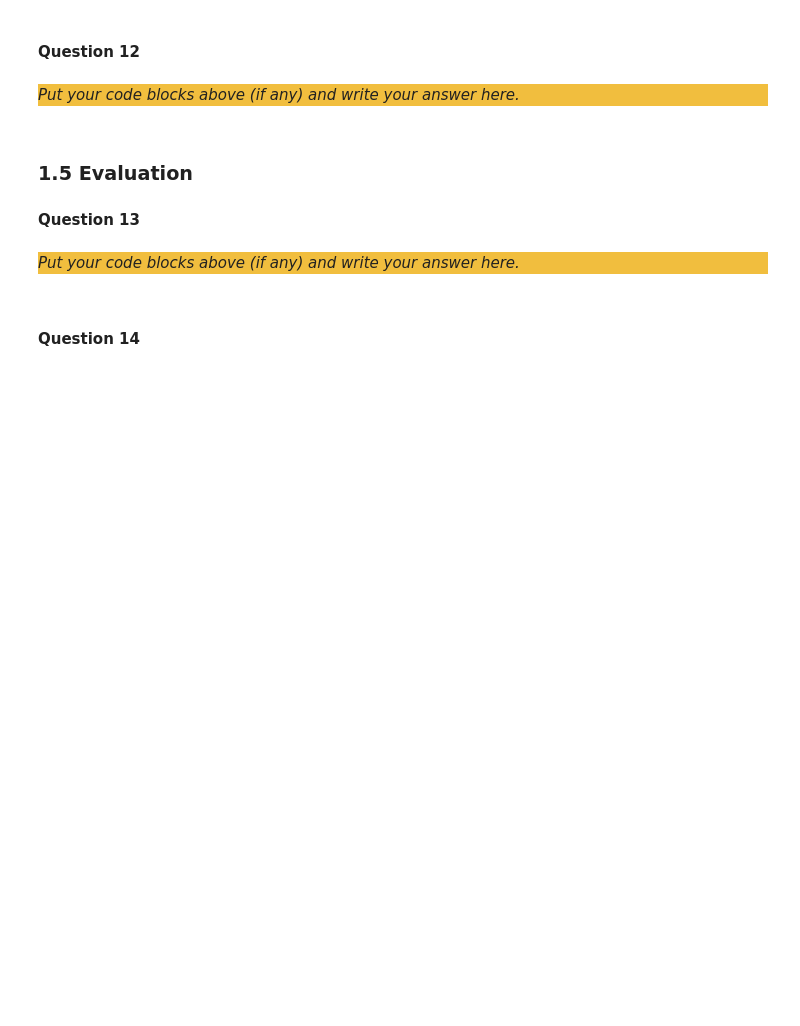
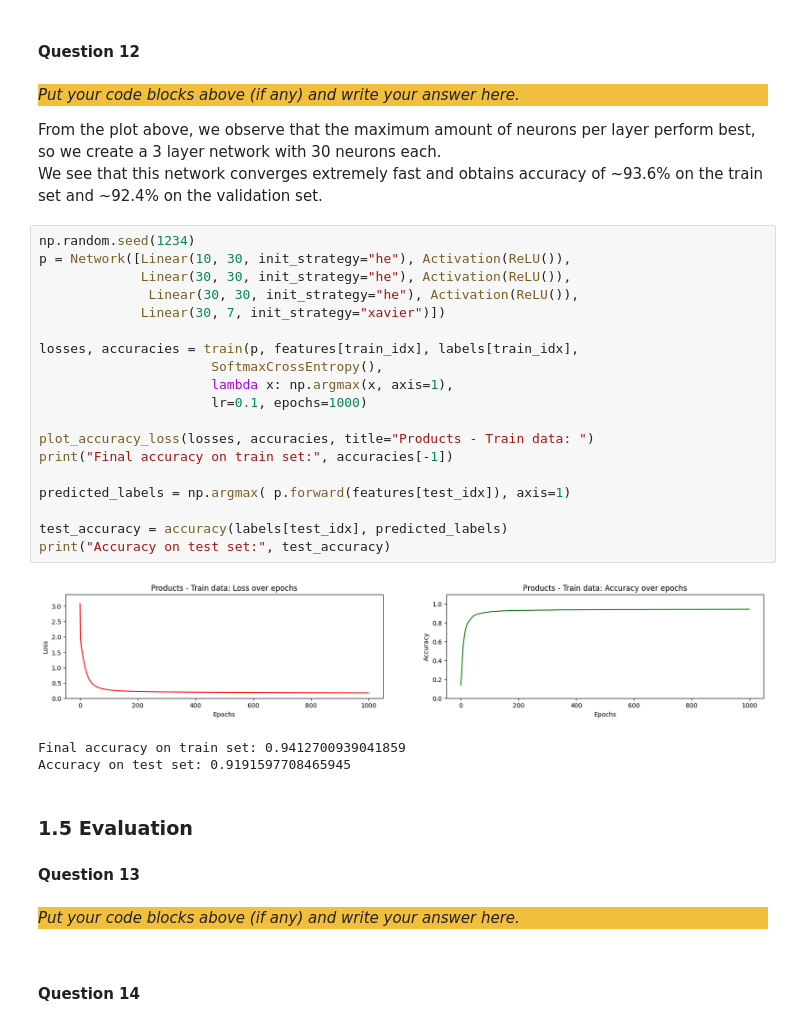
Before and after one commit to zain1290/Artificial-Neural-Network, a Jupyter notebook: src/Drago.ipynb, the cells around one changed output. Drawn from its saved outputs; the diff is of its cells as text; blank space fills up the shorter version.

```diff
--- a/src/Drago.ipynb
+++ b/src/Drago.ipynb
@@ -566,6 +607,32 @@ plt.show()
 _Put your code blocks above (if any) and write your answer here._
 
 </div>
+From the plot above, we observe that the maximum amount of neurons per layer perform best, so we create a 3 layer network with 30 neurons each.
+
+We see that this network converges extremely fast and obtains accuracy of ~93.6% on the train set and ~92.4% on the validation set.
+# %%
+np.random.seed(1234)
+p = Network([Linear(10, 30, init_strategy="he"), Activation(ReLU()),
+             Linear(30, 30, init_strategy="he"), Activation(ReLU()),
+              Linear(30, 30, init_strategy="he"), Activation(ReLU()),
+             Linear(30, 7, init_strategy="xavier")])
+
+losses, accuracies = train(p, features[train_idx], labels[train_idx],
+                      SoftmaxCrossEntropy(),
+                      lambda x: np.argmax(x, axis=1),
+                      lr=0.1, epochs=1000)
+
+plot_accuracy_loss(losses, accuracies, title="Products - Train data: ")
+print("Final accuracy on train set:", accuracies[-1])
+
+predicted_labels = np.argmax( p.forward(features[test_idx]), axis=1)
+
+test_accuracy = accuracy(labels[test_idx], predicted_labels)
+print("Accuracy on test set:", test_accuracy)
+# %% [output]
+[figure, added]
+Final accuracy on train set: 0.9412700939041859
+Accuracy on test set: 0.9191597708465945
 # %% [markdown]
 ### 1.5 Evaluation
 
```
Also changed, not shown: parts of 7 cells of this notebook, 1 other file.
